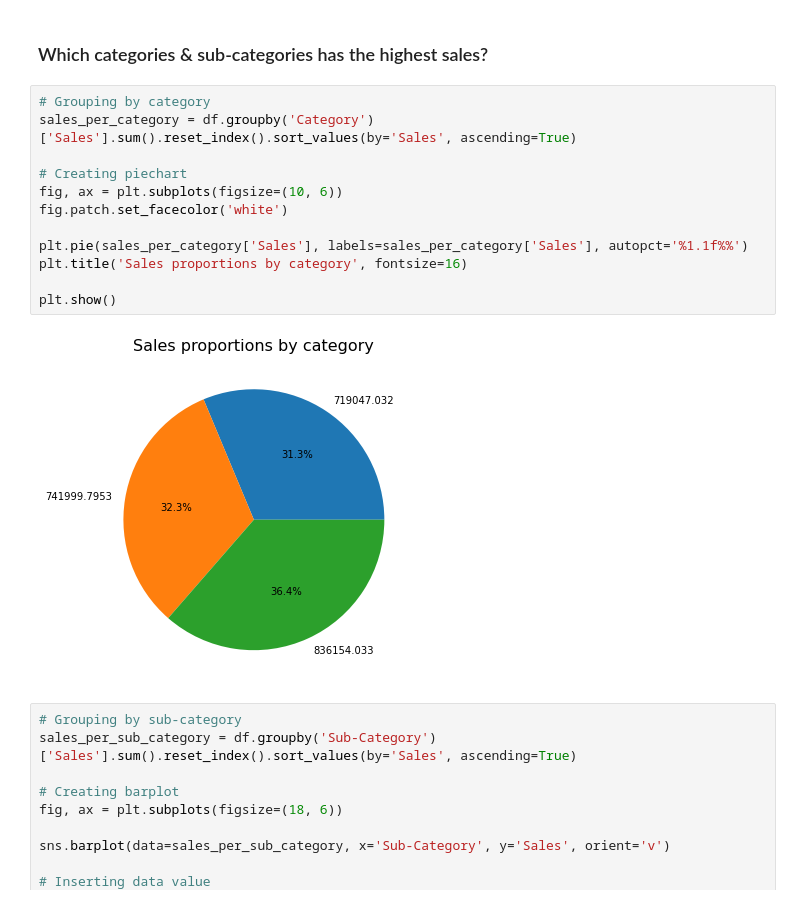
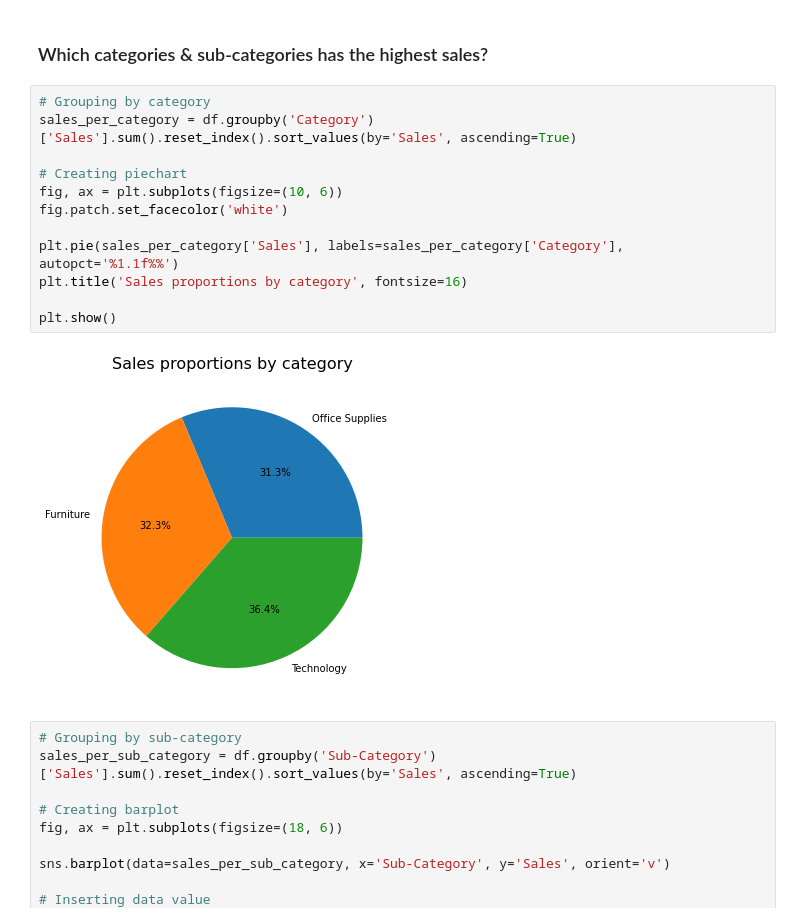
Before and after one commit to fahrizanrasyad/superstore-analysis, a Jupyter notebook: superstore_fahrizan-rasyad.ipynb, the cells around one changed output. Drawn from its saved outputs; the diff is of its cells as text.

```diff
--- a/superstore_fahrizan-rasyad.ipynb
+++ b/superstore_fahrizan-rasyad.ipynb
@@ -310,17 +310,17 @@ plt.show()
 # %%
 # Grouping by category
 sales_per_category = df.groupby('Category')['Sales'].sum().reset_index().sort_values(by='Sales', ascending=True)
 
 # Creating piechart
 fig, ax = plt.subplots(figsize=(10, 6))
 fig.patch.set_facecolor('white')
 
-plt.pie(sales_per_category['Sales'], labels=sales_per_category['Sales'], autopct='%1.1f%%')
+plt.pie(sales_per_category['Sales'], labels=sales_per_category['Category'], autopct='%1.1f%%')
 plt.title('Sales proportions by category', fontsize=16)
 
 plt.show()
 # %% [output]
-[figure, old version]
+[figure, new version]
 # %%
 # Grouping by sub-category
 sales_per_sub_category = df.groupby('Sub-Category')['Sales'].sum().reset_index().sort_values(by='Sales', ascending=True)
```
Also changed, not shown: parts of 7 cells of this notebook.
